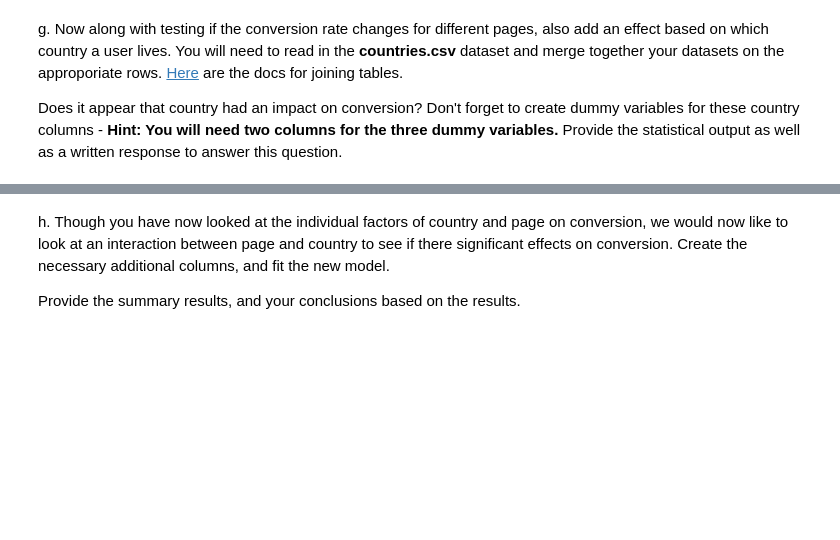
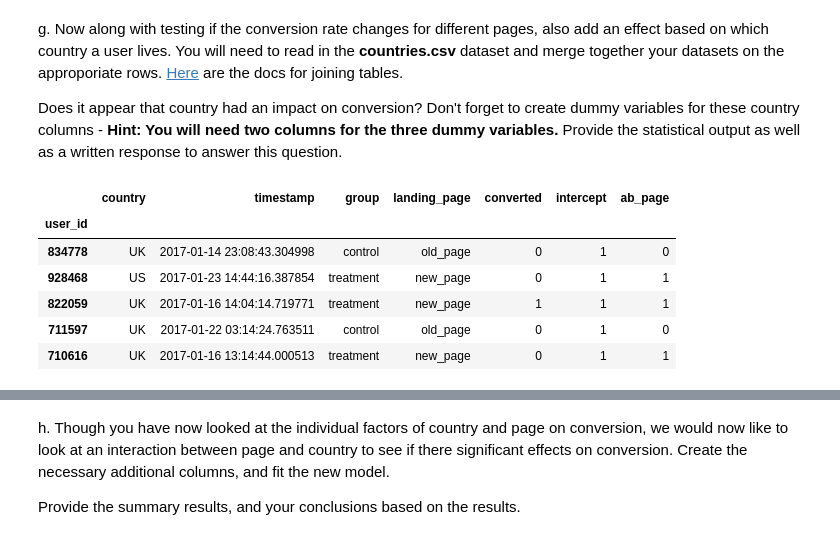
Before and after one commit to QuantificAid/analyze_ab_test_results, a Jupyter notebook: Analyze_ab_test_results_notebook.ipynb, the cells around one changed output, grey strips where cells are left out. Saved outputs shown, nothing was run; the diff lists cells and outputs as text; code cells hidden in the pictures; blank space fills up the shorter version.

```diff
--- a/Analyze_ab_test_results_notebook.ipynb
+++ b/Analyze_ab_test_results_notebook.ipynb
@@ -38,2 +79,6 @@ a. Read in the dataset and take a look at the top few rows here:
+# %%
+# Conversion of user_id to string and timestamp to datetime
+df.user_id = df.user_id.astype(str)
+df.timestamp = pd.to_datetime(df.timestamp)
 # %% [markdown]
 b. Use the below cell to find the number of rows in the dataset.
@@ -49,6 +121,12 @@ f. Do any of the rows have missing values?
 `2.` For the rows where **treatment** is not aligned with **new_page** or **control** is not aligned with **old_page**, we cannot be sure if this row truly received the new or old page.  Use **Quiz 2** in the classroom to provide how we should handle these rows.
 
 a. Now use the answer to the quiz to create a new dataset that meets the specifications from the quiz.  Store your new dataframe in **df2**.
+# %%
+# Using 'drop' and the index of filtered DataFrame from above/from 1. to eliminate
+# rows with ambiguous entries
+df2 = df.drop(
+    df[(((df.group == 'treatment') & (df.landing_page != 'new_page')) |
+        ((df.group != 'treatment') & (df.landing_page == 'new_page')))].index).copy()
 # %%
 # Double Check all of the correct rows were removed - this should be 0
 df2[((df2['group'] == 'treatment') == (df2['landing_page'] == 'new_page')) == False].shape[0]
@@ -63,5 +168,8 @@ c. What is the row information for the repeat **user_id**?
 # %% [markdown]
 d. Remove **one** of the rows with a duplicate **user_id**, but keep your dataframe as **df2**.
+# %%
+# Remove row 2893 to eliminate double entry for user 773192 (inplace for not changing df2)
+df2.drop(index=2893, inplace=True)
 # %% [markdown]
 `4.` Use **df2** in the below cells to answer the quiz questions related to **Quiz 4** in the classroom.
 
@@ -165,5 +442,15 @@ g. Now along with testing if the conversion rate changes for different pages, al
 
 Does it appear that country had an impact on conversion?  Don't forget to create dummy variables for these country columns - **Hint: You will need two columns for the three dummy variables.** Provide the statistical output as well as a written response to answer this question.
 # %%
-countries_df = pd.read_csv('./countries.csv')
+countries_df = pd.read_csv('./data/countries.csv')
+countries_df.user_id = countries_df.user_id.astype(str)
 df_new = countries_df.set_index('user_id').join(df2.set_index('user_id'), how='inner')
+df_new.head()
+# %% [output]
+|  | country | timestamp | group | landing_page | converted | intercept | ab_page |
+| user_id |  |  |  |  |  |  |  |
+| 834778 | UK | 2017-01-14 23:08:43.304998 | control | old_page | 0 | 1 | 0 |
+| 928468 | US | 2017-01-23 14:44:16.387854 | treatment | new_page | 0 | 1 | 1 |
+| 822059 | UK | 2017-01-16 14:04:14.719771 | treatment | new_page | 1 | 1 | 1 |
+| 711597 | UK | 2017-01-22 03:14:24.763511 | control | old_page | 0 | 1 | 0 |
+| 710616 | UK | 2017-01-16 13:14:44.000513 | treatment | new_page | 0 | 1 | 1 |
```
Also changed, not shown: parts of 60 cells of this notebook, 23 other files.
